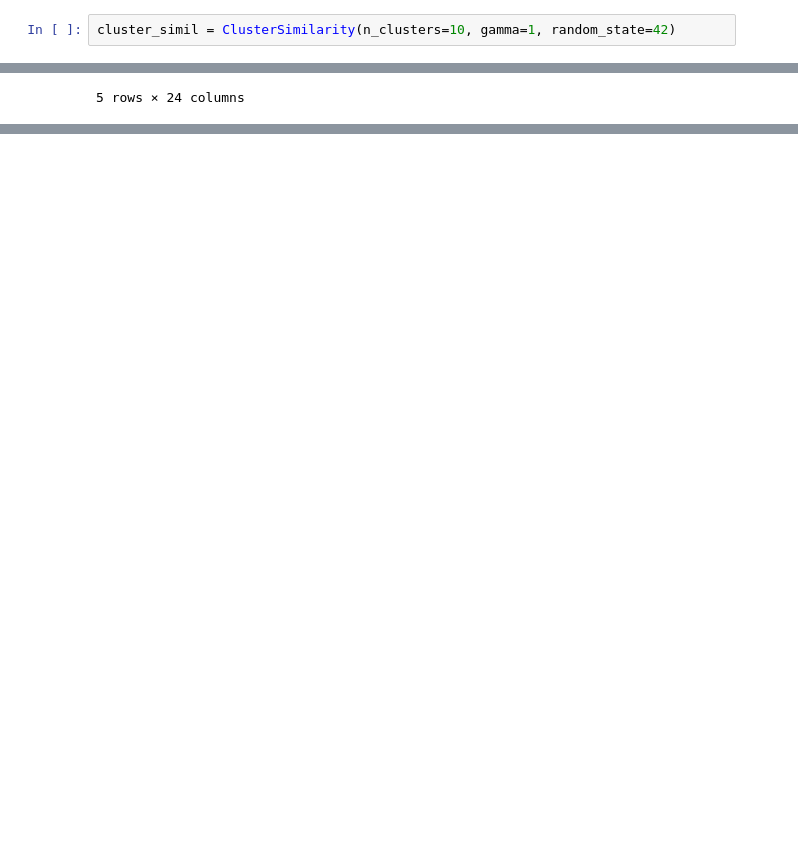
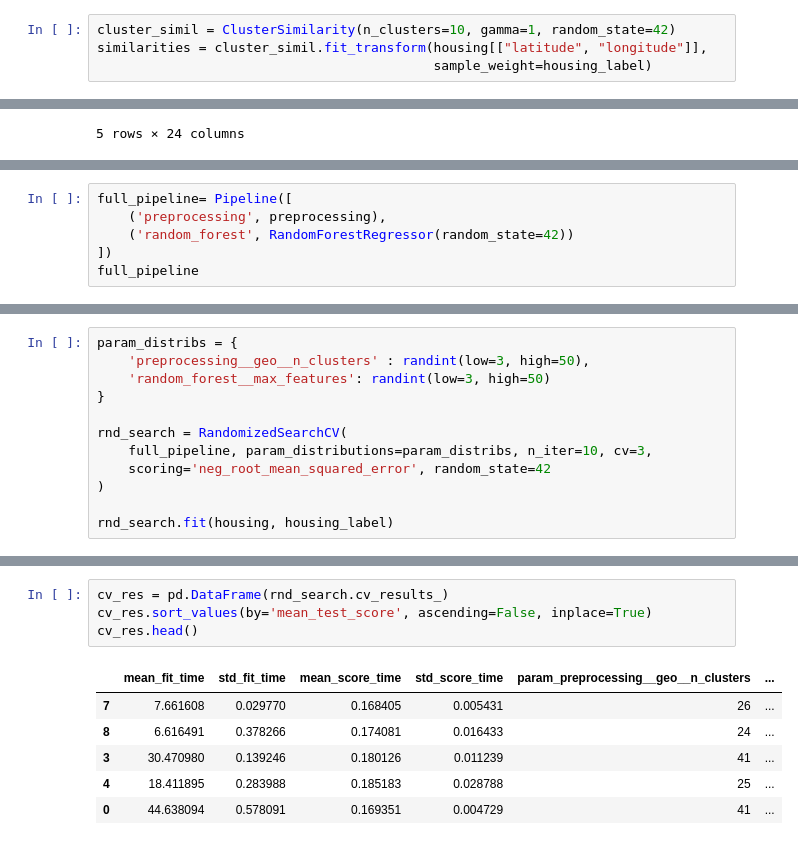
Before and after one commit to DevJelvehgar/house_prediction, a Jupyter notebook: california_districts_prediction.ipynb, the cells around one changed output, grey strips where cells are left out. Cells and saved outputs as stored; diff of their text form; blank space fills up the shorter version.

```diff
--- a/california_districts_prediction.ipynb
+++ b/california_districts_prediction.ipynb
@@ -421,6 +421,8 @@ class ClusterSimilarity(BaseEstimator, TransformerMixin):
         return [f"Cluster {i} similarity" for i in range(self.n_clusters)]
 # %%
 cluster_simil = ClusterSimilarity(n_clusters=10, gamma=1, random_state=42)
+similarities = cluster_simil.fit_transform(housing[["latitude", "longitude"]],
+                                           sample_weight=housing_label)
 # %% [markdown]
 #### 6. Default Numeric Pipeline:
 `SimpleImputer(strategy="median")`: This handles missing values by filling them with the median.<br>
@@ -488,0 +513,6 @@ df_housing_num_prepared.head()
+# %%
+full_pipeline= Pipeline([
+    ('preprocessing', preprocessing),
+    ('random_forest', RandomForestRegressor(random_state=42))
+])
+full_pipeline
@@ -488,0 +544,12 @@ df_housing_num_prepared.head()
+# %%
+param_distribs = {
+    'preprocessing__geo__n_clusters' : randint(low=3, high=50),
+    'random_forest__max_features': randint(low=3, high=50)
+}
+
+rnd_search = RandomizedSearchCV(
+    full_pipeline, param_distributions=param_distribs, n_iter=10, cv=3,
+    scoring='neg_root_mean_squared_error', random_state=42
+)
+
+rnd_search.fit(housing, housing_label)
@@ -488,0 +583,11 @@ df_housing_num_prepared.head()
+# %%
+cv_res = pd.DataFrame(rnd_search.cv_results_)
+cv_res.sort_values(by='mean_test_score', ascending=False, inplace=True)
+cv_res.head()
+# %% [output]
+|  | mean_fit_time | std_fit_time | mean_score_time | std_score_time | param_preprocessing__geo__n_clusters | ... |
+| 7 | 7.661608 | 0.029770 | 0.168405 | 0.005431 | 26 | ... |
+| 8 | 6.616491 | 0.378266 | 0.174081 | 0.016433 | 24 | ... |
+| 3 | 30.470980 | 0.139246 | 0.180126 | 0.011239 | 41 | ... |
+| 4 | 18.411895 | 0.283988 | 0.185183 | 0.028788 | 25 | ... |
+| 0 | 44.638094 | 0.578091 | 0.169351 | 0.004729 | 41 | ... |
```
Also changed, not shown: parts of 11 cells of this notebook.
